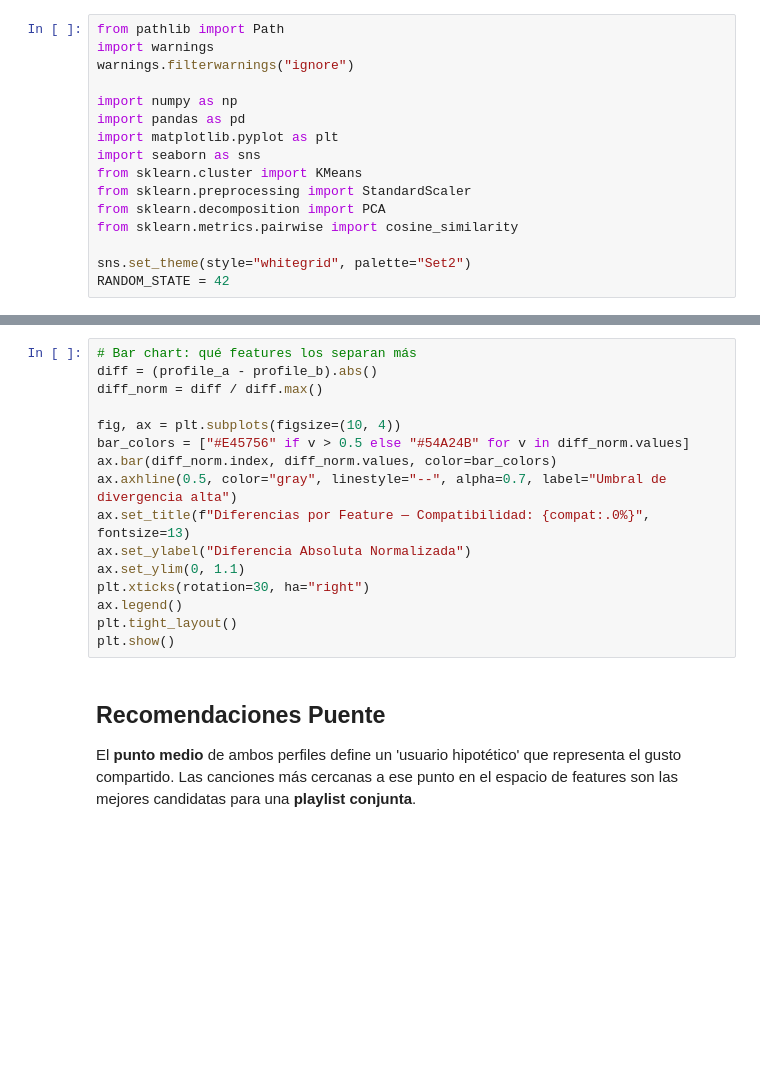
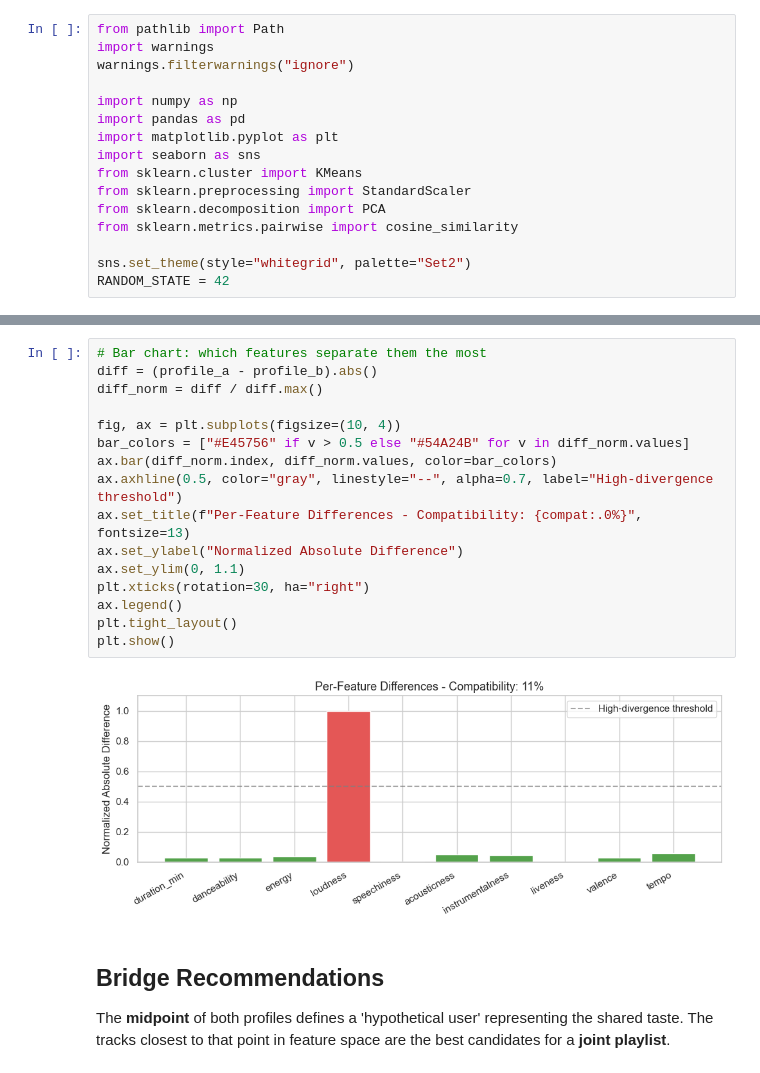
Before and after one commit to fidelMB/proyecto-ia-tc3002b, a Jupyter notebook: user_compatibility/user_musical_compatibility.ipynb, the cells around one changed output, grey strips where cells are left out. Saved outputs shown, nothing was run; the diff lists cells and outputs as text; blank space fills up the shorter version.

```diff
--- a/user_compatibility/user_musical_compatibility.ipynb
+++ b/user_compatibility/user_musical_compatibility.ipynb
@@ -191,24 +258,27 @@ print(f"Interpretación:               {interp}")
 # %%
-# Bar chart: qué features los separan más
+# Bar chart: which features separate them the most
 diff = (profile_a - profile_b).abs()
 diff_norm = diff / diff.max()
 
 fig, ax = plt.subplots(figsize=(10, 4))
 bar_colors = ["#E45756" if v > 0.5 else "#54A24B" for v in diff_norm.values]
 ax.bar(diff_norm.index, diff_norm.values, color=bar_colors)
-ax.axhline(0.5, color="gray", linestyle="--", alpha=0.7, label="Umbral de divergencia alta")
-ax.set_title(f"Diferencias por Feature — Compatibilidad: {compat:.0%}", fontsize=13)
-ax.set_ylabel("Diferencia Absoluta Normalizada")
+ax.axhline(0.5, color="gray", linestyle="--", alpha=0.7, label="High-divergence threshold")
+ax.set_title(f"Per-Feature Differences - Compatibility: {compat:.0%}", fontsize=13)
+ax.set_ylabel("Normalized Absolute Difference")
 ax.set_ylim(0, 1.1)
 plt.xticks(rotation=30, ha="right")
 ax.legend()
 plt.tight_layout()
 plt.show()
+# %% [output]
+[figure, added]
 # %% [markdown]
-## Recomendaciones Puente
+## Bridge Recommendations
 
-El **punto medio** de ambos perfiles define un 'usuario hipotético' que representa el gusto compartido.
-Las canciones más cercanas a ese punto en el espacio de features son las mejores candidatas para una **playlist conjunta**.
+The **midpoint** of both profiles defines a 'hypothetical user' representing the shared
+taste. The tracks closest to that point in feature space are the best candidates for a
+**joint playlist**.
 # %%
 midpoint_raw = ((profile_a + profile_b) / 2).values.reshape(1, -1)
 midpoint_scaled = scaler.transform(midpoint_raw)
```
Also changed, not shown: parts of 19 cells of this notebook, 17 other files.
